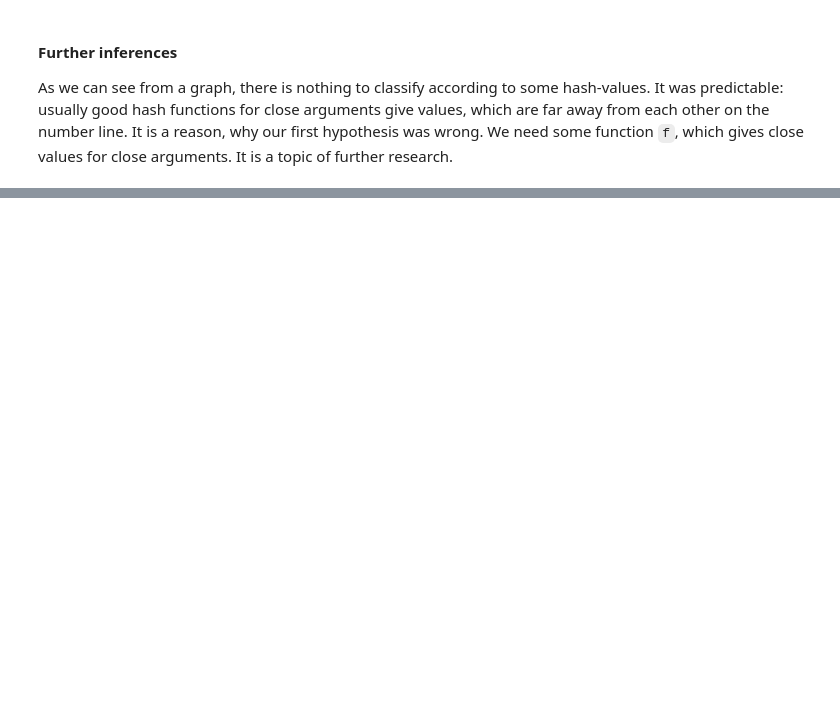
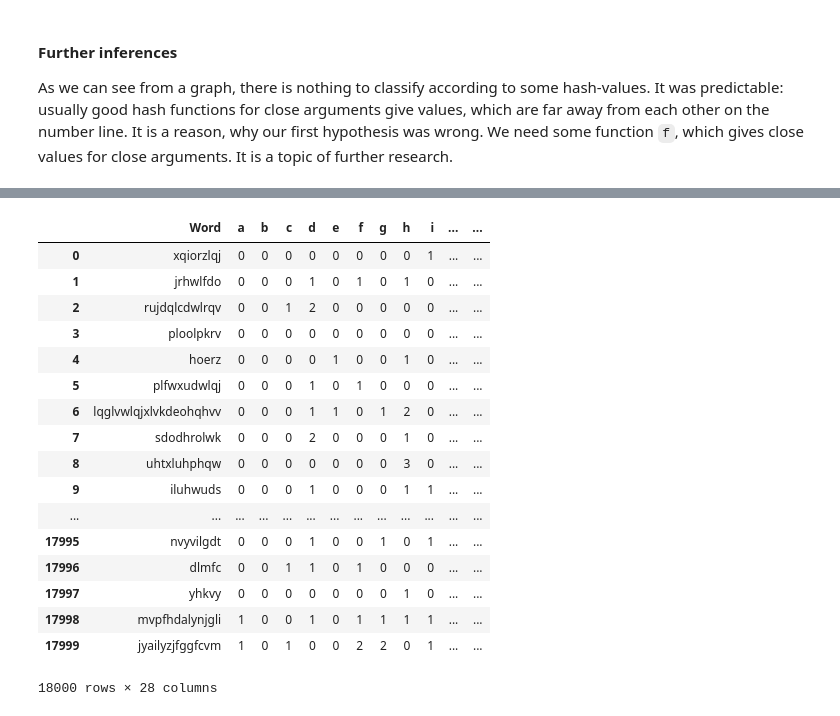
Before and after one commit to GeorgyFirsov/Decrypt, a Jupyter notebook: Main.ipynb, the cells around one changed output, grey strips where cells are left out. Saved outputs shown, nothing was run; the diff lists cells and outputs as text; code cells hidden in the pictures; blank space fills up the shorter version.

```diff
--- a/Main.ipynb
+++ b/Main.ipynb
@@ -259,0 +297,6 @@ As we can see from a graph, there is nothing to classify according to some hash-
+# %%
+mapped_alphabet = map_to_numbers(0, *vect_alphabet)
+# %%
+# Let's vectorize our words
+
+v_ciphers = [vectorize(cipher_dict, mapped_alphabet) for cipher_dict in small_dicts]
@@ -259,0 +310,9 @@ As we can see from a graph, there is nothing to classify according to some hash-
+# %%
+# Now prepare data to putting into a Pandas DataFrame
+
+mapped_dicts = map_to_numbers(1, *v_ciphers)
+# %%
+# And... Put all data to DataFrame
+
+data_frame = create_data_frame_vectorized(mapped_dicts)
+len(data_frame)
@@ -259,0 +322,21 @@ As we can see from a graph, there is nothing to classify according to some hash-
+# %%
+data_frame
+# %% [output]
+|  | Word | a | b | c | d | e | f | g | h | i | ... | ... |
+| 0 | xqiorzlqj | 0 | 0 | 0 | 0 | 0 | 0 | 0 | 0 | 1 | ... | ... |
+| 1 | jrhwlfdo | 0 | 0 | 0 | 1 | 0 | 1 | 0 | 1 | 0 | ... | ... |
+| 2 | rujdqlcdwlrqv | 0 | 0 | 1 | 2 | 0 | 0 | 0 | 0 | 0 | ... | ... |
+| 3 | ploolpkrv | 0 | 0 | 0 | 0 | 0 | 0 | 0 | 0 | 0 | ... | ... |
+| 4 | hoerz | 0 | 0 | 0 | 0 | 1 | 0 | 0 | 1 | 0 | ... | ... |
+| 5 | plfwxudwlqj | 0 | 0 | 0 | 1 | 0 | 1 | 0 | 0 | 0 | ... | ... |
+| 6 | lqglvwlqjxlvkdeohqhvv | 0 | 0 | 0 | 1 | 1 | 0 | 1 | 2 | 0 | ... | ... |
+| 7 | sdodhrolwk | 0 | 0 | 0 | 2 | 0 | 0 | 0 | 1 | 0 | ... | ... |
+| 8 | uhtxluhphqw | 0 | 0 | 0 | 0 | 0 | 0 | 0 | 3 | 0 | ... | ... |
+| 9 | iluhwuds | 0 | 0 | 0 | 1 | 0 | 0 | 0 | 1 | 1 | ... | ... |
+| ... | ... | ... | ... | ... | ... | ... | ... | ... | ... | ... | ... | ... |
+| 17995 | nvyvilgdt | 0 | 0 | 0 | 1 | 0 | 0 | 1 | 0 | 1 | ... | ... |
+| 17996 | dlmfc | 0 | 0 | 1 | 1 | 0 | 1 | 0 | 0 | 0 | ... | ... |
+| 17997 | yhkvy | 0 | 0 | 0 | 0 | 0 | 0 | 0 | 1 | 0 | ... | ... |
+| 17998 | mvpfhdalynjgli | 1 | 0 | 0 | 1 | 0 | 1 | 1 | 1 | 1 | ... | ... |
+| 17999 | jyailyzjfggfcvm | 1 | 0 | 1 | 0 | 0 | 2 | 2 | 0 | 1 | ... | ... |
+18000 rows × 28 columns
```
Also changed, not shown: parts of 37 cells of this notebook, 18 other files.
